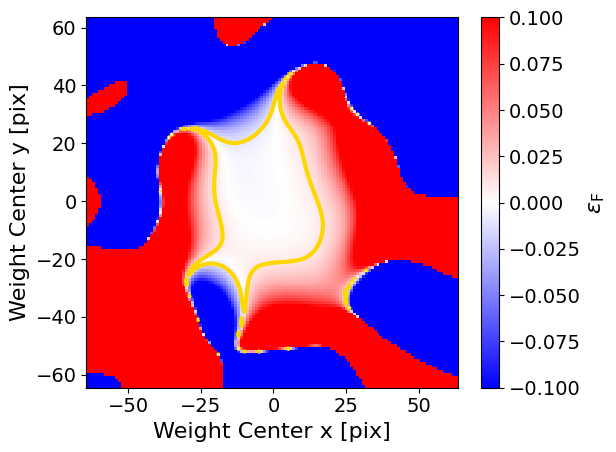
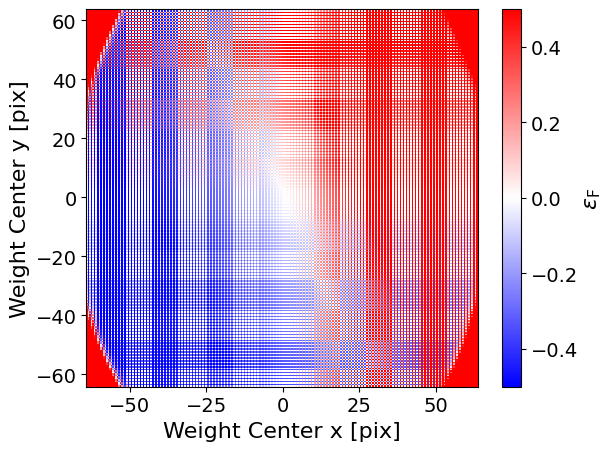
The notebook cell's code change between the first figure and the second:
--- before
+++ after
@@ -1,11 +1,11 @@
-X, Y = np.meshgrid(np.int64(np.arange(0, N, 1) - N/2), np.int64(np.arange(0, N, 1) - N/2))
-plt.pcolormesh(X, Y, fft.fftshift(measured_accuracy.reshape(128, 128)), cmap='bwr',  vmin=-0.1, vmax=.1, rasterized=True)
+X, Y = np.meshgrid(center_array, center_array)
+plt.pcolormesh(X, Y, measured_accuracy.reshape(len(center_array), len(center_array)), cmap='bwr',  vmin=-0.5, vmax=.5, rasterized=True)
 plt.colorbar(label=r'$\epsilon_\mathrm{F}$')
-plt.contour(
-    X, Y, np.abs(fft.fftshift(measured_accuracy.reshape(128, 128))),
-    levels=[0.01],
-    colors='gold',
-    linewidths=3
-)
+# plt.contour(
+#     X, Y, np.abs(fft.fftshift(measured_accuracy.reshape(len(center_array), len(center_array)))),
+#     levels=[0.01],
+#     colors='gold',
+#     linewidths=3
+# )
 plt.xlabel('Weight Center x [pix]')
 plt.ylabel('Weight Center y [pix]')

Commit: Fixed the psf to psf figure as the weight size was too small